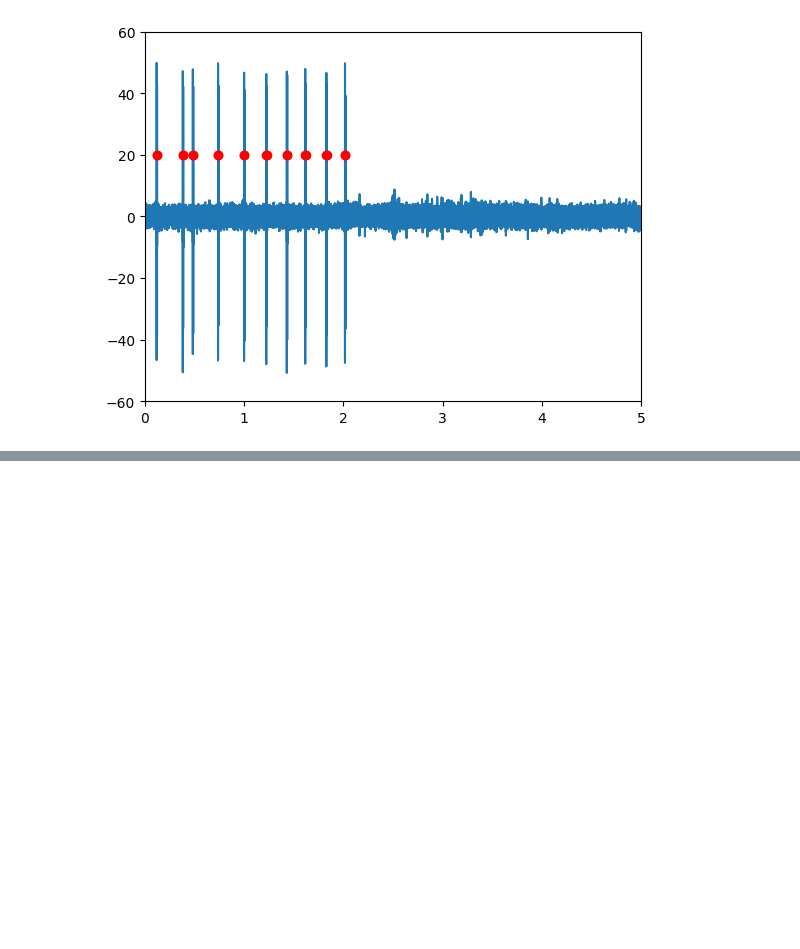
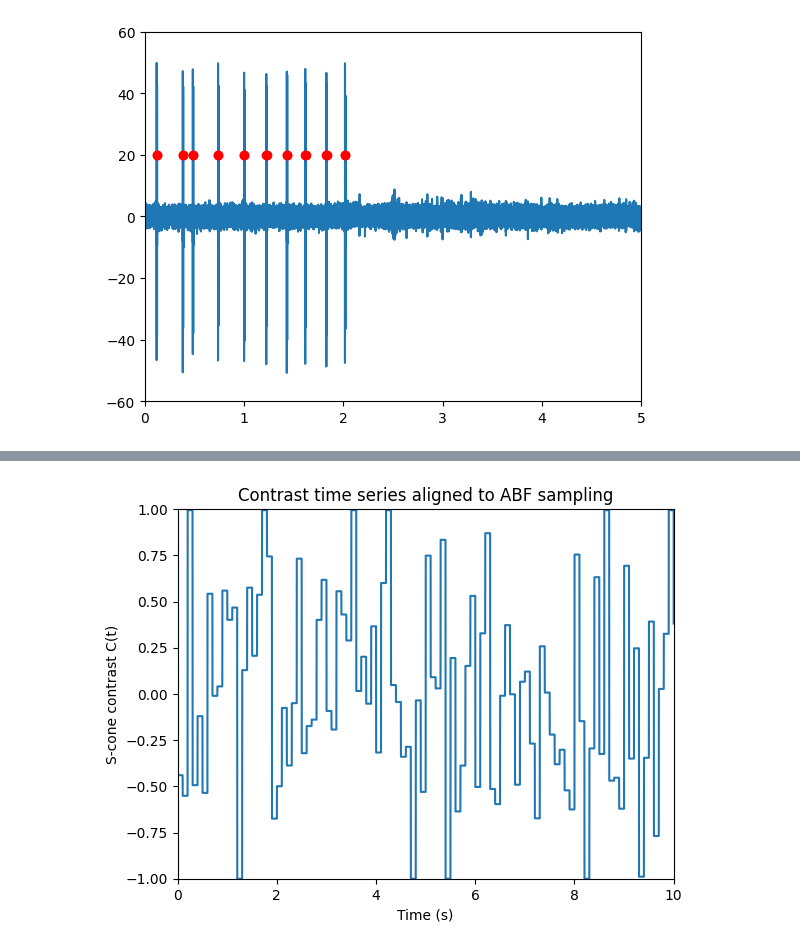
Before and after one commit to bkim346/Neitz_Analysis_Suite, a Jupyter notebook: testingbed.ipynb, the cells around one changed output, grey strips where cells are left out. Cells and saved outputs as stored; diff of their text form; code cells hidden in the pictures; blank space fills up the shorter version.

```diff
--- a/testingbed.ipynb
+++ b/testingbed.ipynb
@@ -71,0 +52,41 @@ plt.show()
+# %%
+import matplotlib.pyplot as plt
+import numpy as np
+
+is_on = stim_ch > 1
+edges = np.diff(is_on.astype(int))
+fall_idxs = np.where(edges == -1)[0] + 1
+rise_idxs = np.where(edges ==  1)[0] + 1
+
+i_on = rise_idxs[0]
+i_off  = fall_idxs[0]
+
+
+t_on  = time_vec[i_on]
+t_off = time_vec[i_off]
+
+
+csv = pd.read_csv("data/2025_12_04_0001.csv")
+
+t_60 = csv.iloc[:, 1].to_numpy()
+y_60 = csv.iloc[:, 2].to_numpy()
+
+y0 = y_60.mean()
+C_60 = (y_60 - y0) / y0
+
+contrast_interp = interp1d(
+    t_60, C_60,
+    kind='previous',
+    bounds_error=False,
+    fill_value=(0.0, 0.0)
+)
+C_20k = contrast_interp(time_vec)
+
+plt.plot(time_vec, C_20k)
+plt.xlabel("Time (s)")
+plt.ylabel("S-cone contrast C(t)")
+plt.title("Contrast time series aligned to ABF sampling")
+plt.axis([0,10,-1,1])
+plt.show()
+# %% [output]
+[figure, added]
```
Also changed, not shown: parts of 5 cells of this notebook.
